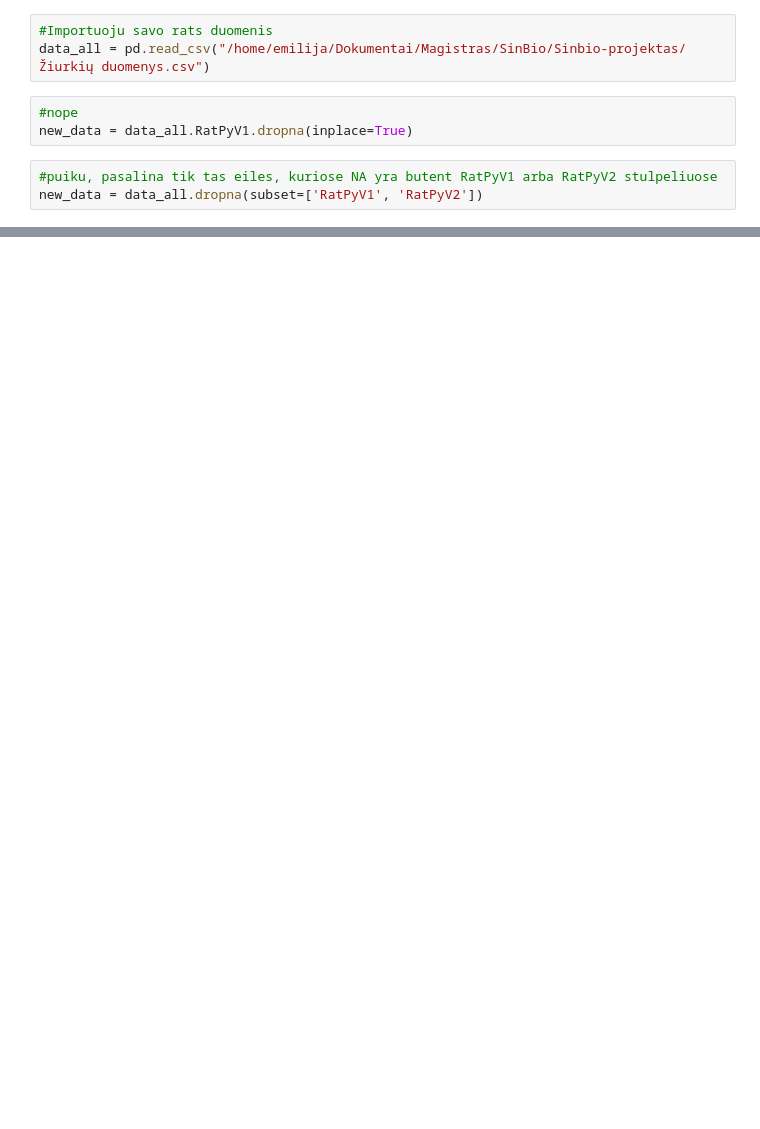
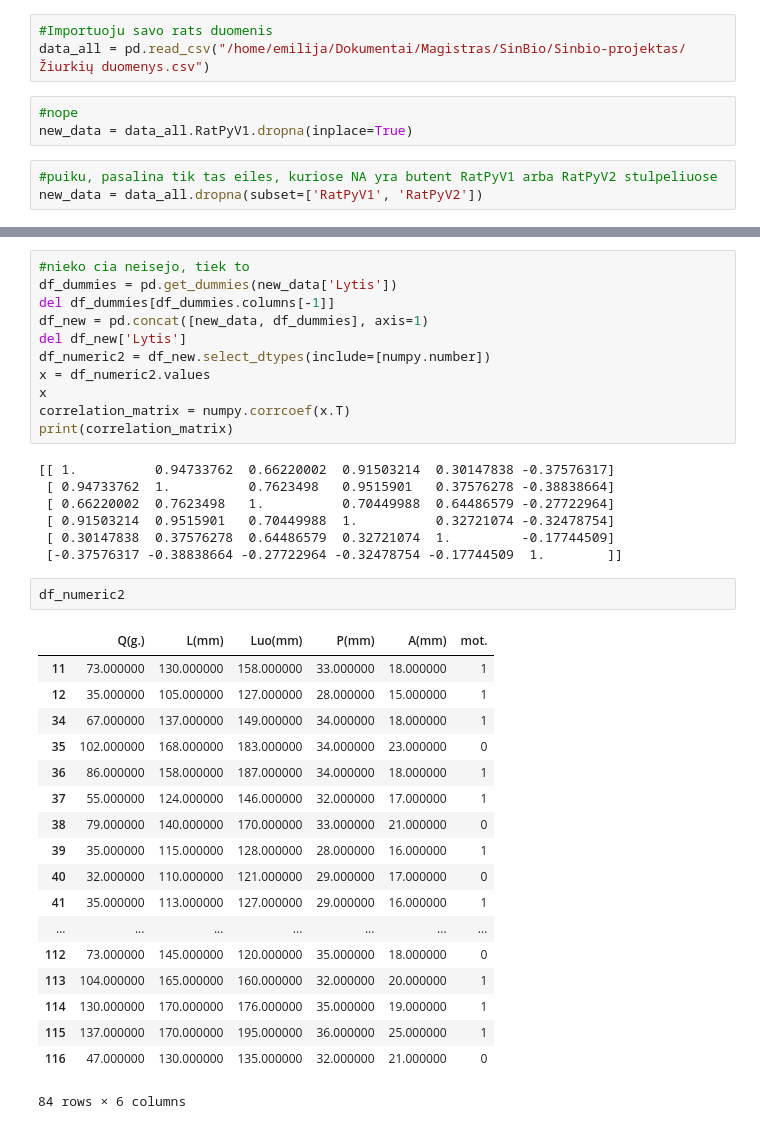
Before and after one commit to emyliuxe/Sinbio-projektas, a Jupyter notebook: python-3-notebook-remove-missing-data.ipynb, the cells around one changed output, grey strips where cells are left out. Saved outputs shown, nothing was run; the diff lists cells and outputs as text; blank space fills up the shorter version.

```diff
--- a/python-3-notebook-remove-missing-data.ipynb
+++ b/python-3-notebook-remove-missing-data.ipynb
@@ -43,0 +190,39 @@ new_data.describe(include='all')
+# %%
+#nieko cia neisejo, tiek to
+df_dummies = pd.get_dummies(new_data['Lytis'])
+del df_dummies[df_dummies.columns[-1]]
+df_new = pd.concat([new_data, df_dummies], axis=1)
+del df_new['Lytis']
+df_numeric2 = df_new.select_dtypes(include=[numpy.number])
+x = df_numeric2.values
+x
+correlation_matrix = numpy.corrcoef(x.T)
+print(correlation_matrix)
+# %% [output]
+[[ 1.          0.94733762  0.66220002  0.91503214  0.30147838 -0.37576317]
+ [ 0.94733762  1.          0.7623498   0.9515901   0.37576278 -0.38838664]
+ [ 0.66220002  0.7623498   1.          0.70449988  0.64486579 -0.27722964]
+ [ 0.91503214  0.9515901   0.70449988  1.          0.32721074 -0.32478754]
+ [ 0.30147838  0.37576278  0.64486579  0.32721074  1.         -0.17744509]
+ [-0.37576317 -0.38838664 -0.27722964 -0.32478754 -0.17744509  1.        ]]
+# %%
+df_numeric2
+# %% [output]
+|  | Q(g.) | L(mm) | Luo(mm) | P(mm) | A(mm) | mot. |
+| 11 | 73.000000 | 130.000000 | 158.000000 | 33.000000 | 18.000000 | 1 |
+| 12 | 35.000000 | 105.000000 | 127.000000 | 28.000000 | 15.000000 | 1 |
+| 34 | 67.000000 | 137.000000 | 149.000000 | 34.000000 | 18.000000 | 1 |
+| 35 | 102.000000 | 168.000000 | 183.000000 | 34.000000 | 23.000000 | 0 |
+| 36 | 86.000000 | 158.000000 | 187.000000 | 34.000000 | 18.000000 | 1 |
+| 37 | 55.000000 | 124.000000 | 146.000000 | 32.000000 | 17.000000 | 1 |
+| 38 | 79.000000 | 140.000000 | 170.000000 | 33.000000 | 21.000000 | 0 |
+| 39 | 35.000000 | 115.000000 | 128.000000 | 28.000000 | 16.000000 | 1 |
+| 40 | 32.000000 | 110.000000 | 121.000000 | 29.000000 | 17.000000 | 0 |
+| 41 | 35.000000 | 113.000000 | 127.000000 | 29.000000 | 16.000000 | 1 |
+| ... | ... | ... | ... | ... | ... | ... |
+| 112 | 73.000000 | 145.000000 | 120.000000 | 35.000000 | 18.000000 | 0 |
+| 113 | 104.000000 | 165.000000 | 160.000000 | 32.000000 | 20.000000 | 1 |
+| 114 | 130.000000 | 170.000000 | 176.000000 | 35.000000 | 19.000000 | 1 |
+| 115 | 137.000000 | 170.000000 | 195.000000 | 36.000000 | 25.000000 | 1 |
+| 116 | 47.000000 | 130.000000 | 135.000000 | 32.000000 | 21.000000 | 0 |
+84 rows × 6 columns
```
Also changed, not shown: parts of 20 cells of this notebook, 4 other files.
